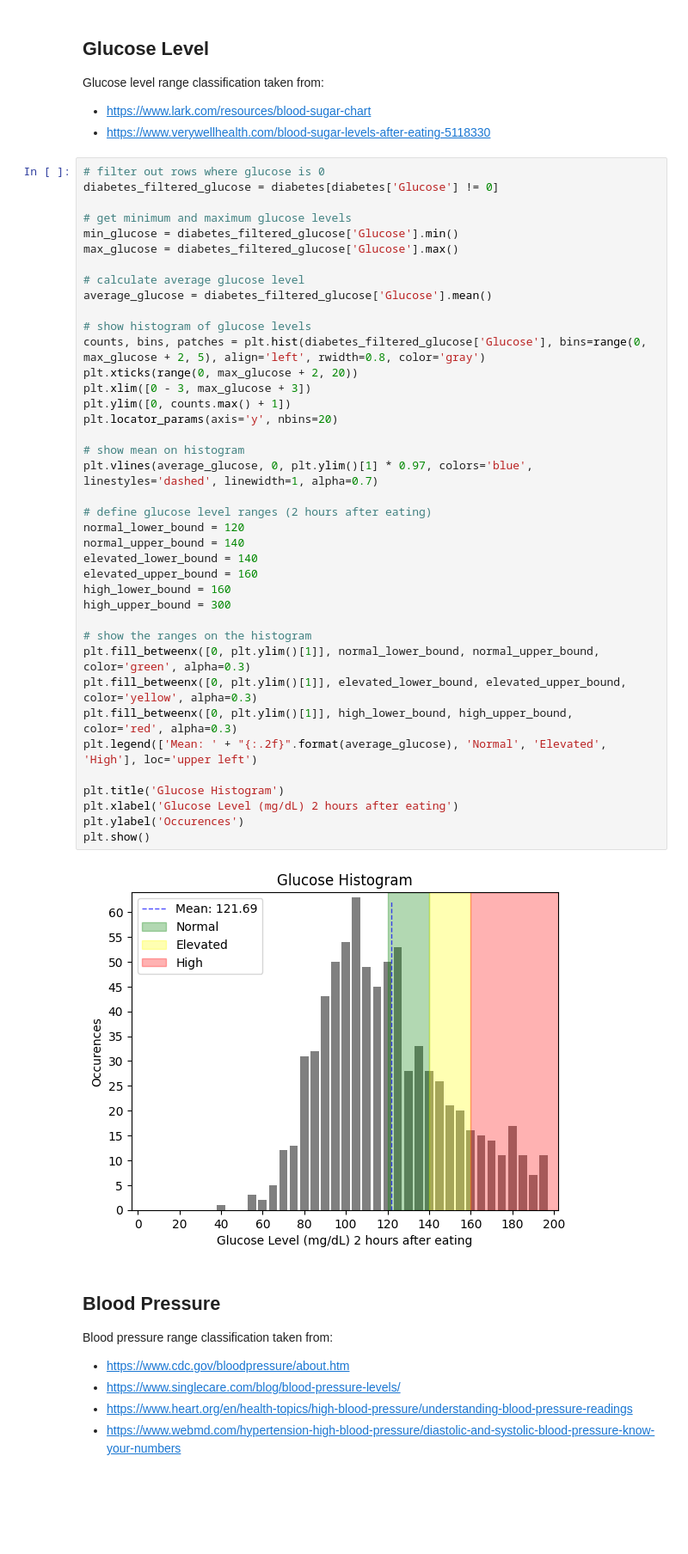
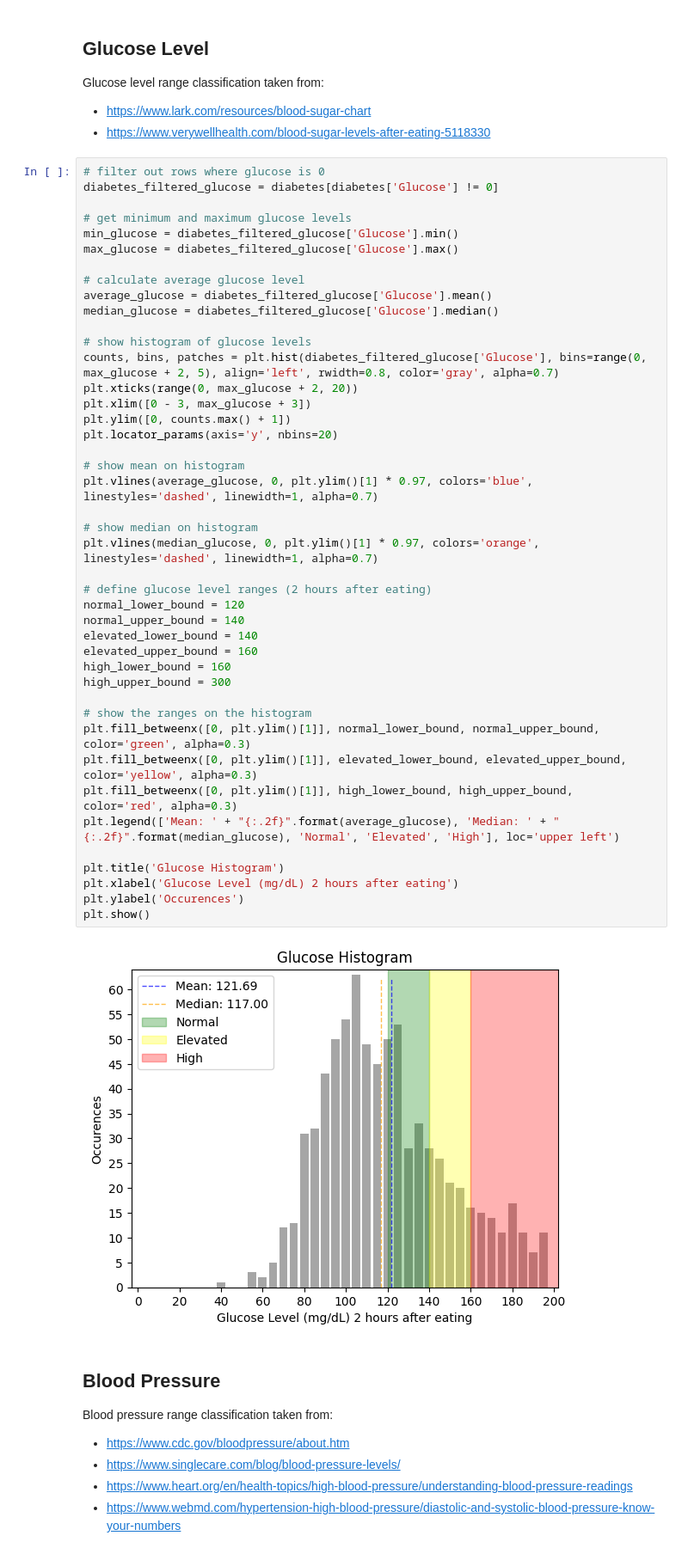
Before and after one commit to Bluxen/DA-Project1, a Jupyter notebook: 13_diabetes_prediction.ipynb, the cells around one changed output. Shown at 86% size. Saved outputs shown, nothing was run; the diff lists cells and outputs as text; blank space fills up the shorter version.

```diff
--- a/13_diabetes_prediction.ipynb
+++ b/13_diabetes_prediction.ipynb
@@ -112,37 +151,41 @@ max_glucose = diabetes_filtered_glucose['Glucose'].max()
 
 # calculate average glucose level
 average_glucose = diabetes_filtered_glucose['Glucose'].mean()
+median_glucose = diabetes_filtered_glucose['Glucose'].median()
 
 # show histogram of glucose levels
-counts, bins, patches = plt.hist(diabetes_filtered_glucose['Glucose'], bins=range(0, max_glucose + 2, 5), align='left', rwidth=0.8, color='gray')
+counts, bins, patches = plt.hist(diabetes_filtered_glucose['Glucose'], bins=range(0, max_glucose + 2, 5), align='left', rwidth=0.8, color='gray', alpha=0.7)
 plt.xticks(range(0, max_glucose + 2, 20))
 plt.xlim([0 - 3, max_glucose + 3])
 plt.ylim([0, counts.max() + 1])
 plt.locator_params(axis='y', nbins=20)
 
 # show mean on histogram
 plt.vlines(average_glucose, 0, plt.ylim()[1] * 0.97, colors='blue', linestyles='dashed', linewidth=1, alpha=0.7)
+
+# show median on histogram
+plt.vlines(median_glucose, 0, plt.ylim()[1] * 0.97, colors='orange', linestyles='dashed', linewidth=1, alpha=0.7)
 
 # define glucose level ranges (2 hours after eating)
 normal_lower_bound = 120
 normal_upper_bound = 140
 elevated_lower_bound = 140
 elevated_upper_bound = 160
 high_lower_bound = 160
 high_upper_bound = 300
 
 # show the ranges on the histogram
 plt.fill_betweenx([0, plt.ylim()[1]], normal_lower_bound, normal_upper_bound, color='green', alpha=0.3)
 plt.fill_betweenx([0, plt.ylim()[1]], elevated_lower_bound, elevated_upper_bound, color='yellow', alpha=0.3)
 plt.fill_betweenx([0, plt.ylim()[1]], high_lower_bound, high_upper_bound, color='red', alpha=0.3)
-plt.legend(['Mean: ' + "{:.2f}".format(average_glucose), 'Normal', 'Elevated', 'High'], loc='upper left')
+plt.legend(['Mean: ' + "{:.2f}".format(average_glucose), 'Median: ' + "{:.2f}".format(median_glucose), 'Normal', 'Elevated', 'High'], loc='upper left')
 
 plt.title('Glucose Histogram')
 plt.xlabel('Glucose Level (mg/dL) 2 hours after eating')
 plt.ylabel('Occurences')
 plt.show()
 # %% [output]
-[figure, old version]
+[figure, new version]
 # %% [markdown]
 ## Blood Pressure
 
```
Also changed, not shown: parts of 25 cells of this notebook.
